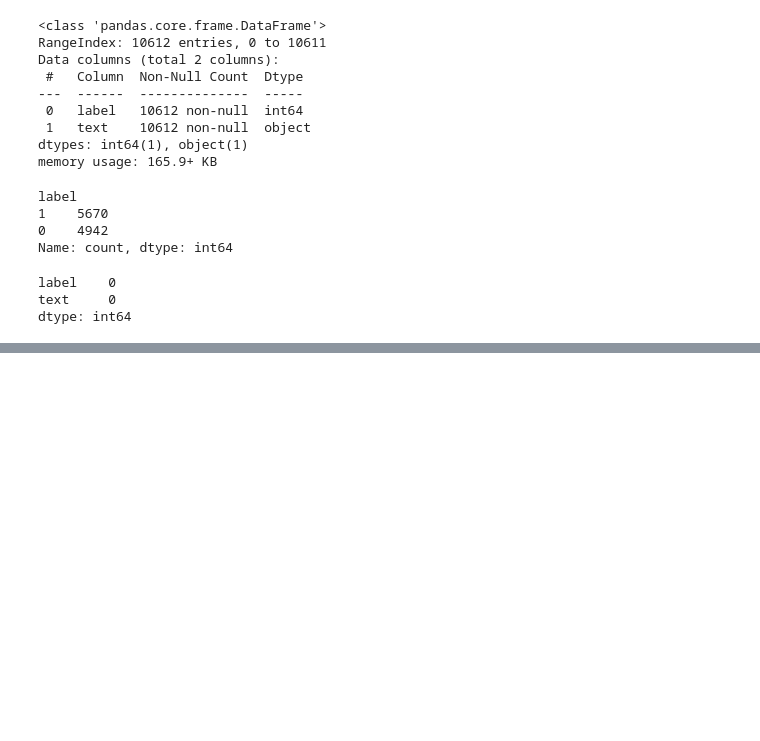
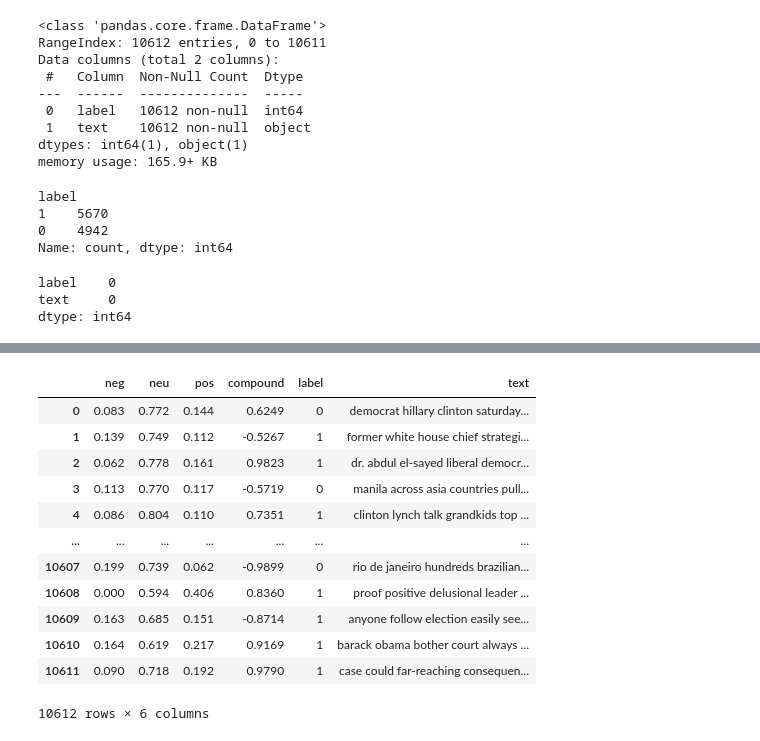
Before and after one commit to GedionAfework/Machine-Learning-Projects, a Jupyter notebook: Supervised/Classification/Logistic Regression/Fake News Detection/fake_news.ipynb, the cells around one changed output, grey strips where cells are left out. Saved outputs shown, nothing was run; the diff lists cells and outputs as text; code cells hidden in the pictures; blank space fills up the shorter version.

```diff
--- a/Supervised/Classification/Logistic Regression/Fake News Detection/fake_news.ipynb
+++ b/Supervised/Classification/Logistic Regression/Fake News Detection/fake_news.ipynb
@@ -69,0 +109,5 @@ X_train, X_test, y_train, y_test = train_test_split()
+# %%
+res = {}
+for i, row in tqdm(data.iterrows(), total = len(data)):
+    text = row['text']
+    res[i] = sia.polarity_scores(text)
@@ -69,0 +134,3 @@ X_train, X_test, y_train, y_test = train_test_split()
+# %%
+vaders = pd.DataFrame(res).T
+vaders = vaders.reset_index().rename(columns={'index': 'id'})
@@ -69,0 +169,2 @@ X_train, X_test, y_train, y_test = train_test_split()
+# %%
+data = data.reset_index().rename(columns={'index': 'id'})
@@ -69,0 +187,18 @@ X_train, X_test, y_train, y_test = train_test_split()
+# %%
+vaders = vaders.merge(data, how='left')
+# %%
+vaders.drop(columns= 'id')
+# %% [output]
+|  | neg | neu | pos | compound | label | text |
+| 0 | 0.083 | 0.772 | 0.144 | 0.6249 | 0 | democrat hillary clinton saturday... |
+| 1 | 0.139 | 0.749 | 0.112 | -0.5267 | 1 | former white house chief strategi... |
+| 2 | 0.062 | 0.778 | 0.161 | 0.9823 | 1 | dr. abdul el-sayed liberal democr... |
+| 3 | 0.113 | 0.770 | 0.117 | -0.5719 | 0 | manila across asia countries pull... |
+| 4 | 0.086 | 0.804 | 0.110 | 0.7351 | 1 | clinton lynch talk grandkids top ... |
+| ... | ... | ... | ... | ... | ... | ... |
+| 10607 | 0.199 | 0.739 | 0.062 | -0.9899 | 0 | rio de janeiro hundreds brazilian... |
+| 10608 | 0.000 | 0.594 | 0.406 | 0.8360 | 1 | proof positive delusional leader ... |
+| 10609 | 0.163 | 0.685 | 0.151 | -0.8714 | 1 | anyone follow election easily see... |
+| 10610 | 0.164 | 0.619 | 0.217 | 0.9169 | 1 | barack obama bother court always ... |
+| 10611 | 0.090 | 0.718 | 0.192 | 0.9790 | 1 | case could far-reaching consequen... |
+10612 rows × 6 columns
```
Also changed, not shown: parts of 16 cells of this notebook, 2 other files.
